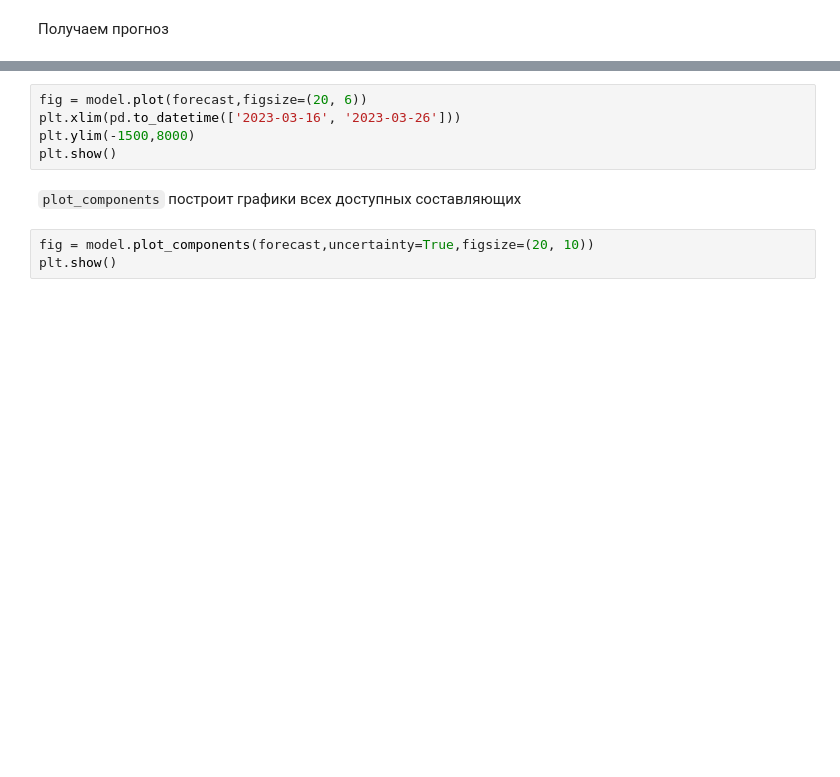
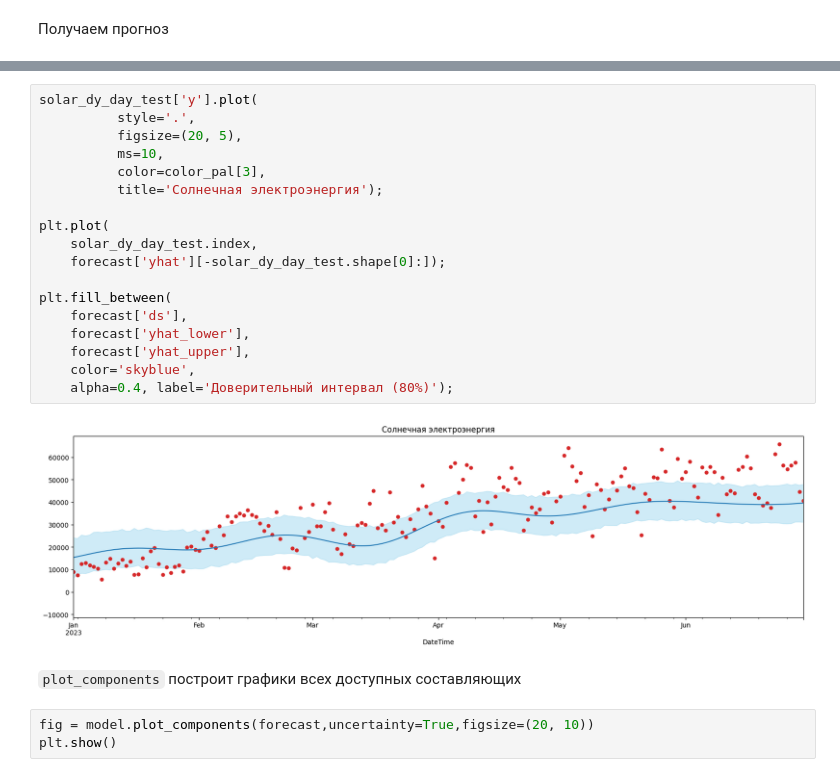
Before and after one commit to ArtyomShabunin/SMOPA, a Jupyter notebook: lesson_8.ipynb, the cells around one changed output, grey strips where cells are left out. Saved outputs shown, nothing was run; the diff lists cells and outputs as text; blank space fills up the shorter version.

````diff
--- a/lesson_8.ipynb
+++ b/lesson_8.ipynb
@@ -307,8 +472,23 @@ plt.show()
-# %%
-fig = model.plot(forecast,figsize=(20, 6))
-plt.xlim(pd.to_datetime(['2023-03-16', '2023-03-26']))
-plt.ylim(-1500,8000)
-plt.show()
+# %%
+solar_dy_day_test['y'].plot(
+          style='.',
+          figsize=(20, 5),
+          ms=10,
+          color=color_pal[3],
+          title='Солнечная электроэнергия');
+
+plt.plot(
+    solar_dy_day_test.index,
+    forecast['yhat'][-solar_dy_day_test.shape[0]:]);
+
+plt.fill_between(
+    forecast['ds'],
+    forecast['yhat_lower'],
+    forecast['yhat_upper'],
+    color='skyblue',
+    alpha=0.4, label='Доверительный интервал (80%)');
+# %% [output]
+[figure, added]
 # %% [markdown]
 ```plot_components``` построит графики всех доступных составляющих
 # %%
````
Also changed, not shown: parts of 88 cells of this notebook.
